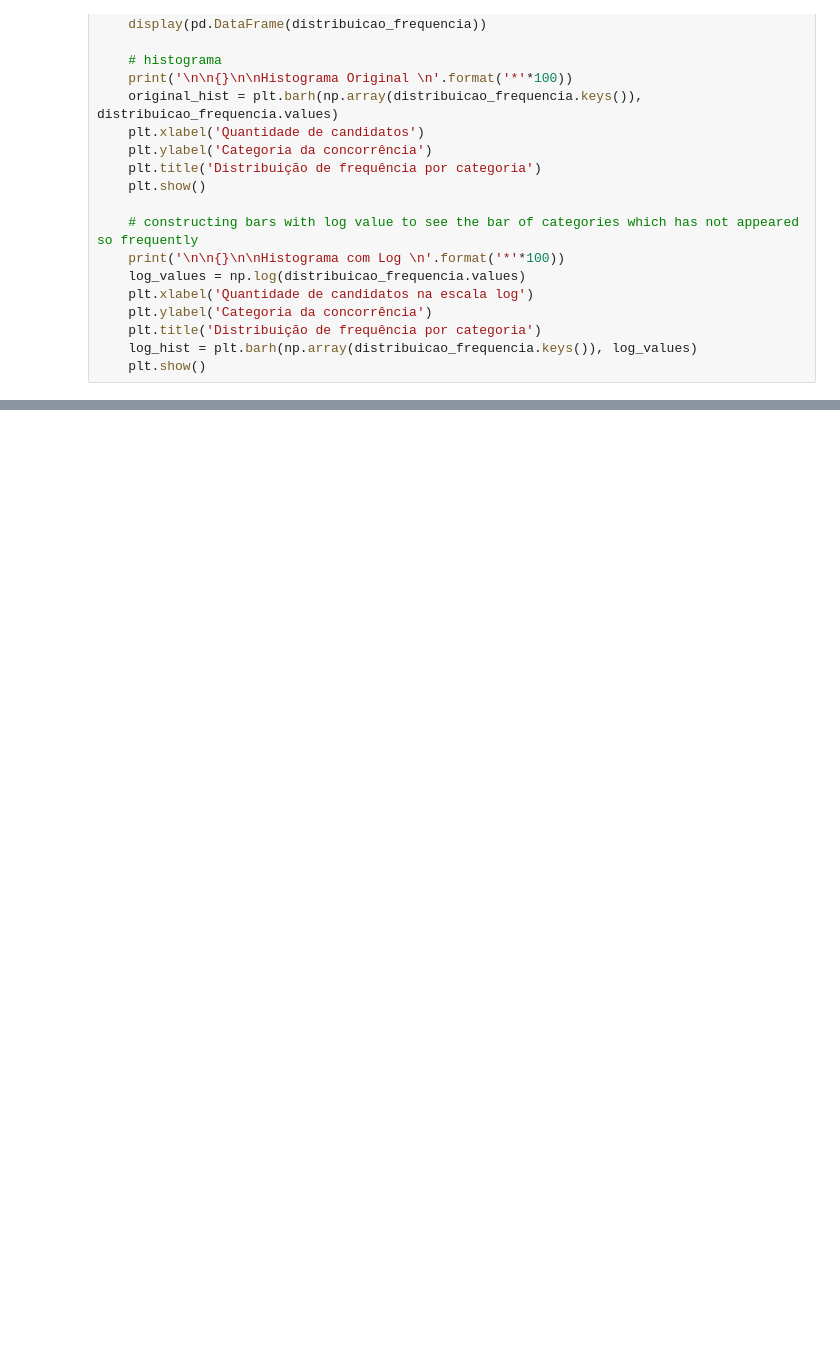
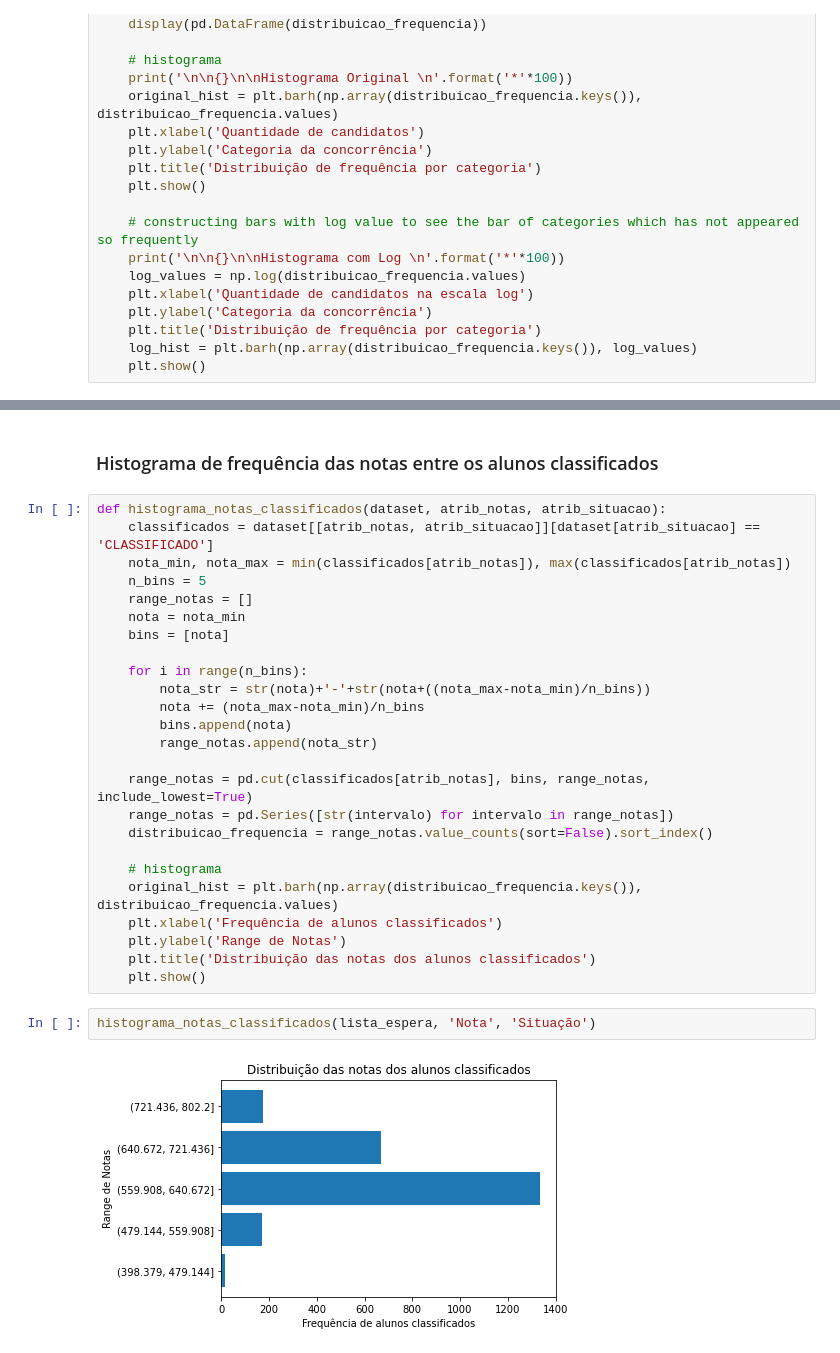
Before and after one commit to Brabissima/Data-Science, a Jupyter notebook: Trabalho 02/Trabalho 02 - Mineração de Dados.ipynb, the cells around one changed output, grey strips where cells are left out. Drawn from its saved outputs; the diff is of its cells as text; blank space fills up the shorter version.

```diff
--- a/Trabalho 02/Trabalho 02 - Mineração de Dados.ipynb
+++ b/Trabalho 02/Trabalho 02 - Mineração de Dados.ipynb
@@ -144 +149,32 @@ Histograma com Log
+# %% [markdown]
+### Histograma de frequência das notas entre os alunos classificados
+# %%
+def histograma_notas_classificados(dataset, atrib_notas, atrib_situacao):
+    classificados = dataset[[atrib_notas, atrib_situacao]][dataset[atrib_situacao] == 'CLASSIFICADO']
+    nota_min, nota_max = min(classificados[atrib_notas]), max(classificados[atrib_notas])
+    n_bins = 5
+    range_notas = []
+    nota = nota_min
+    bins = [nota]
+
+    for i in range(n_bins):
+        nota_str = str(nota)+'-'+str(nota+((nota_max-nota_min)/n_bins))
+        nota += (nota_max-nota_min)/n_bins
+        bins.append(nota)
+        range_notas.append(nota_str)
+
+    range_notas = pd.cut(classificados[atrib_notas], bins, range_notas, include_lowest=True)
+    range_notas = pd.Series([str(intervalo) for intervalo in range_notas])
+    distribuicao_frequencia = range_notas.value_counts(sort=False).sort_index()
+
+    # histograma
+    original_hist = plt.barh(np.array(distribuicao_frequencia.keys()), distribuicao_frequencia.values)
+    plt.xlabel('Frequência de alunos classificados')
+    plt.ylabel('Range de Notas')
+    plt.title('Distribuição das notas dos alunos classificados')
+    plt.show()
+# %%
+histograma_notas_classificados(lista_espera, 'Nota', 'Situação')
+# %% [output]
+[figure, added]
 # %% [markdown]
```
Also changed, not shown: parts of 31 cells of this notebook.
